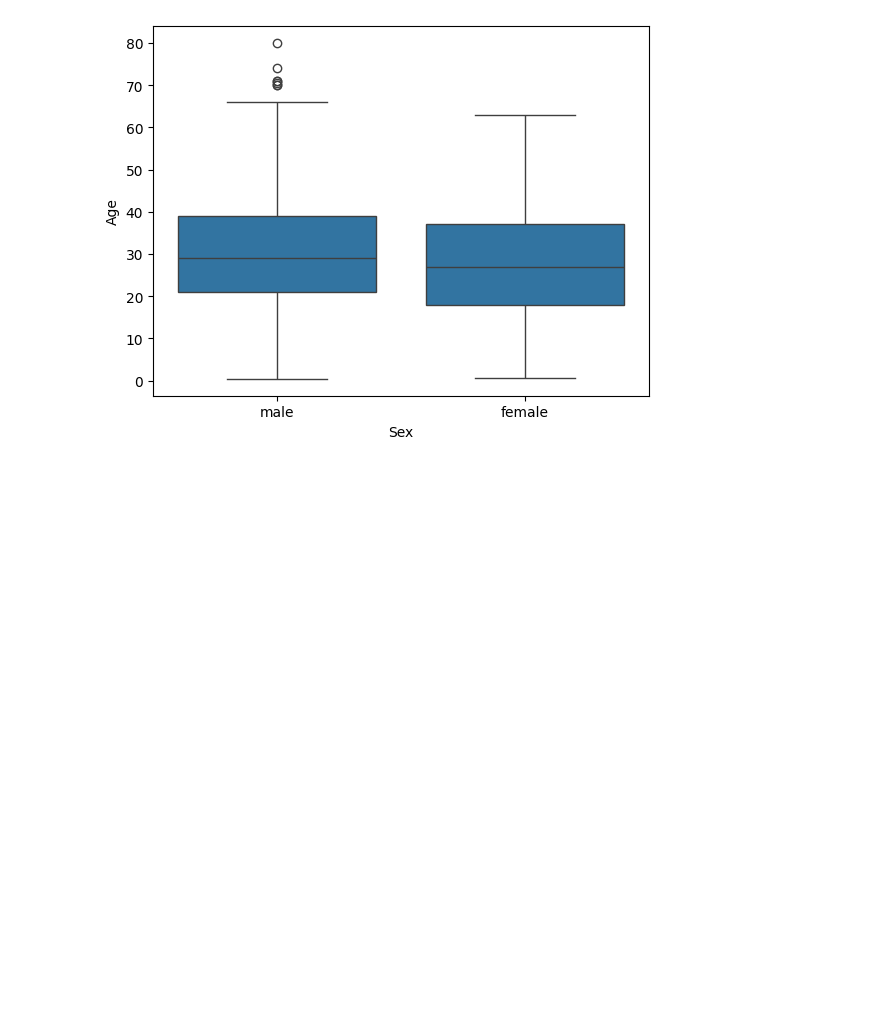
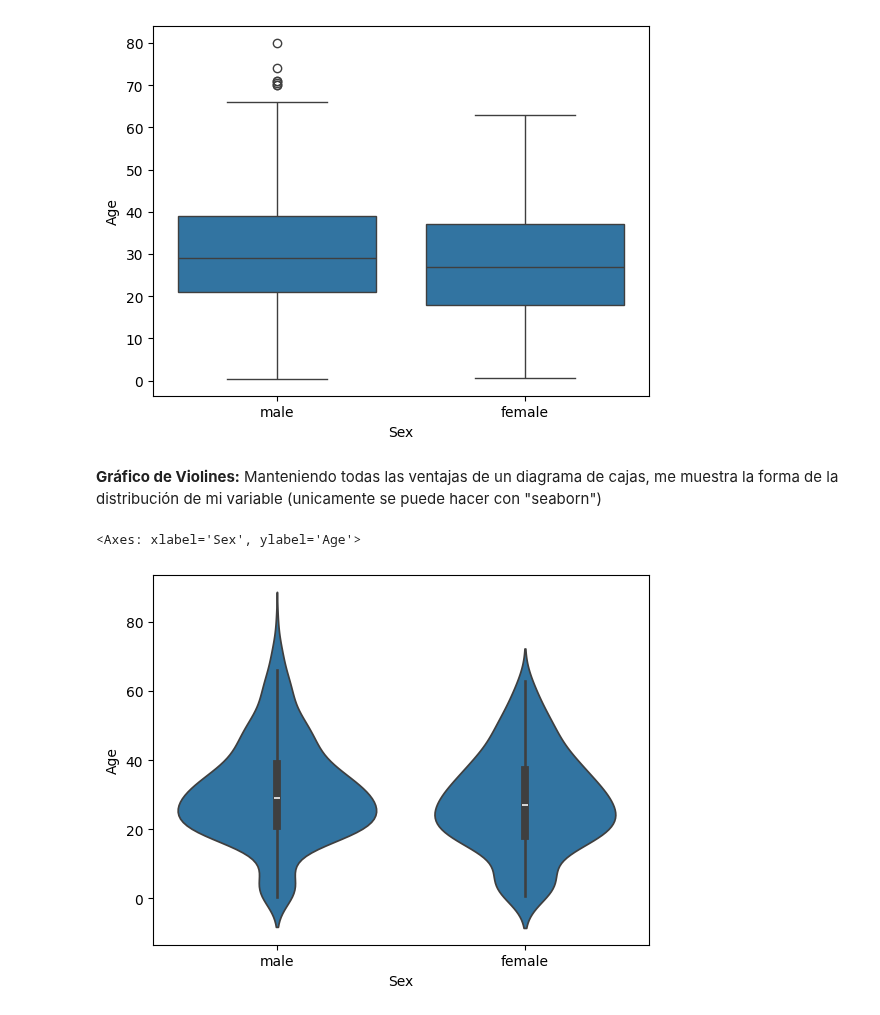
Before and after one commit to Jesusleg95/AnalisisDatosPython, a Jupyter notebook: VisualizacionesUnivariales/GraficoCajasyViolines.ipynb, the cells around one changed output. Saved outputs shown, nothing was run; the diff lists cells and outputs as text; code cells hidden in the pictures; blank space fills up the shorter version.

```diff
--- a/VisualizacionesUnivariales/GraficoCajasyViolines.ipynb
+++ b/VisualizacionesUnivariales/GraficoCajasyViolines.ipynb
@@ -47,3 +47,14 @@ sns.boxplot(
 # %% [output]
 <Axes: xlabel='Sex', ylabel='Age'>
 [figure]
+# %% [markdown]
+**Gráfico de Violines:** Manteniendo todas las ventajas de un diagrama de cajas, me muestra la forma de la distribución de mi variable (unicamente se puede hacer con "seaborn")
+# %%
+sns.violinplot(
+    df,
+    x='Sex',
+    y='Age'
+)
+# %% [output]
+<Axes: xlabel='Sex', ylabel='Age'>
+[figure, added]
```
